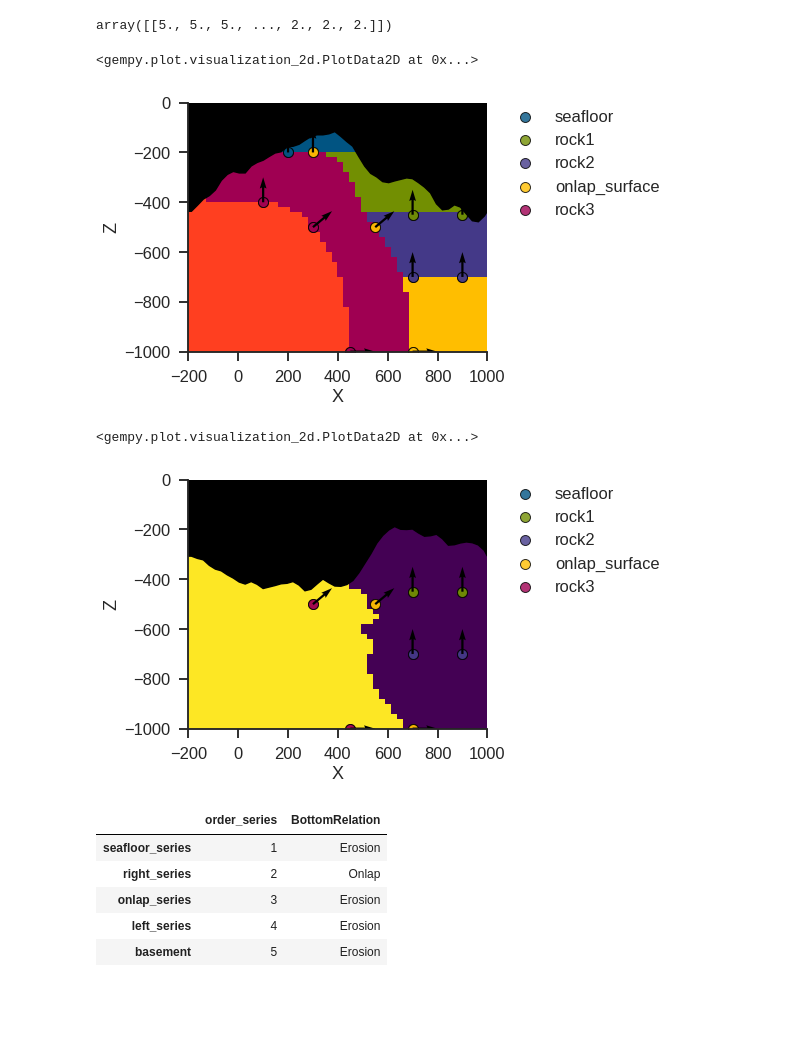
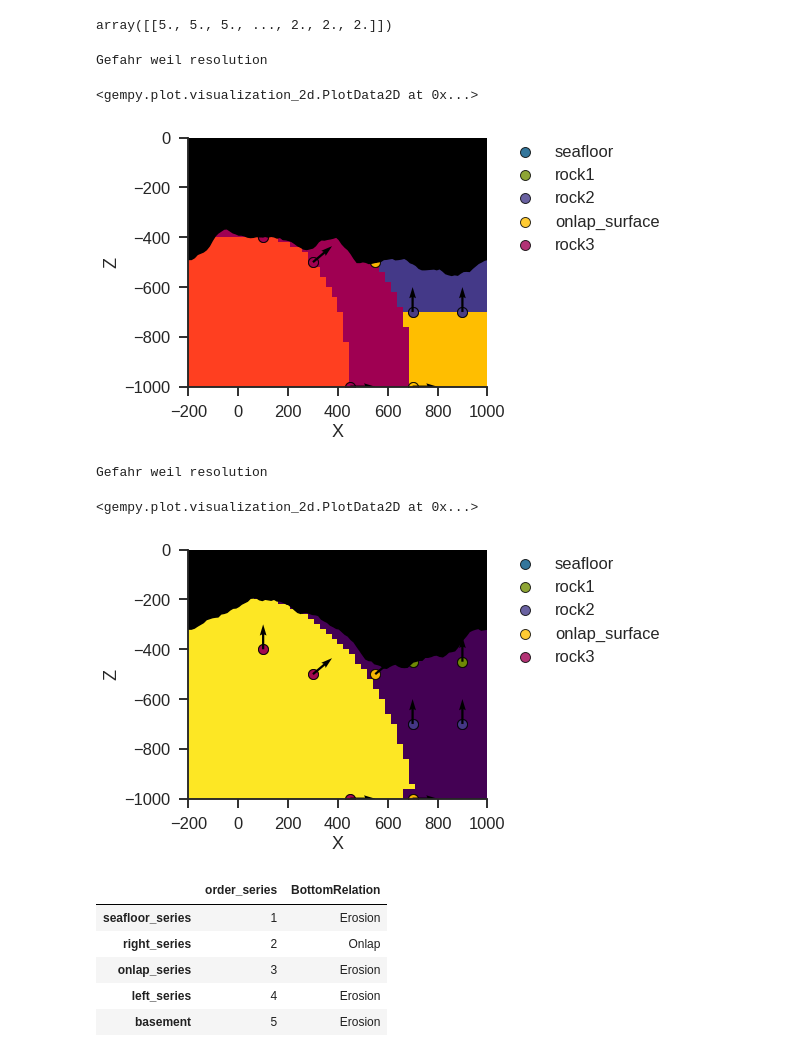
Before and after one commit to gempy-project/gempy, a Jupyter notebook: notebooks/tutorials/ch1-8_Onlap_relations.ipynb, the cells around one changed output. Drawn from its saved outputs; the diff is of its cells as text; code cells hidden in the pictures; blank space fills up the shorter version.

```diff
--- a/notebooks/tutorials/ch1-8_Onlap_relations.ipynb
+++ b/notebooks/tutorials/ch1-8_Onlap_relations.ipynb
@@ -99,5 +99,5 @@ array([[-188., -490., -990.],
 # %%
 #geo_model.update_to_interpolator()
 # %%
-geo_model.set_topography(d_z=np.array([-600,-100]))
+geo_model.set_topography(d_z=np.array([-600,-100]), resolution=np.array([100, 100]))
 # %% [output]
@@ -119,14 +117,16 @@ array([[5., 5., 5., ..., 2., 2., 2.]])
 # %%
 gp.plot.plot_section(geo_model, 25, plot_data=True)
 # %% [output]
-<gempy.plot.visualization_2d.PlotData2D at 0x...>
+Gefahr weil resolution
+<gempy.plot.visualization_2d.PlotData2D at 0x...>
-[figure, old version]
+[figure, new version]
 # %%
-gp.plot.plot_section(geo_model, 2, block=geo_model.solutions.mask_matrix_pad[3], plot_data=True,
+gp.plot.plot_section(geo_model, 2, block=geo_model.solutions.mask_matrix_pad[3].T, plot_data=True,
                     )
 # %% [output]
-<gempy.plot.visualization_2d.PlotData2D at 0x...>
+Gefahr weil resolution
+<gempy.plot.visualization_2d.PlotData2D at 0x...>
-[figure, old version]
+[figure, new version]
 # %%
 geo_model.series
 # %% [output]
```
Also changed, not shown: parts of 24 cells of this notebook, 4 other files.
